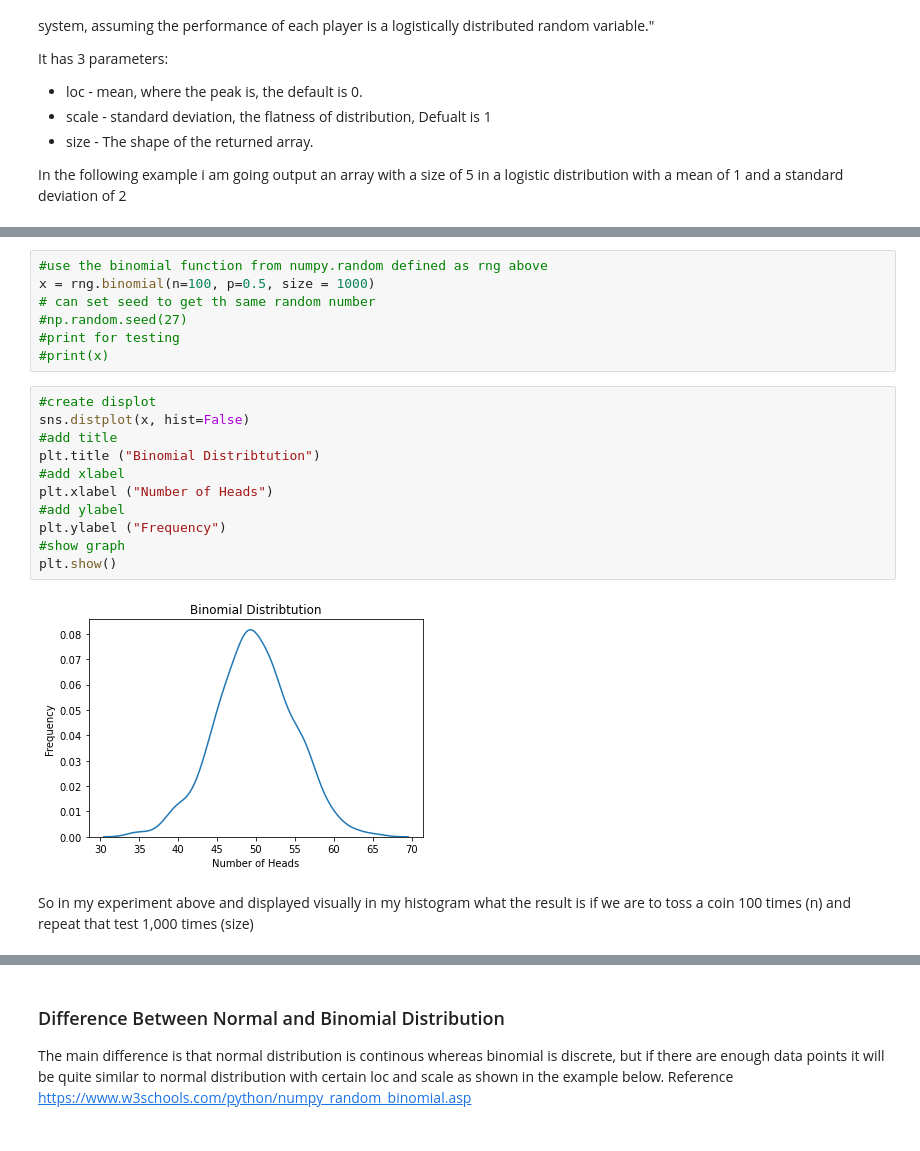
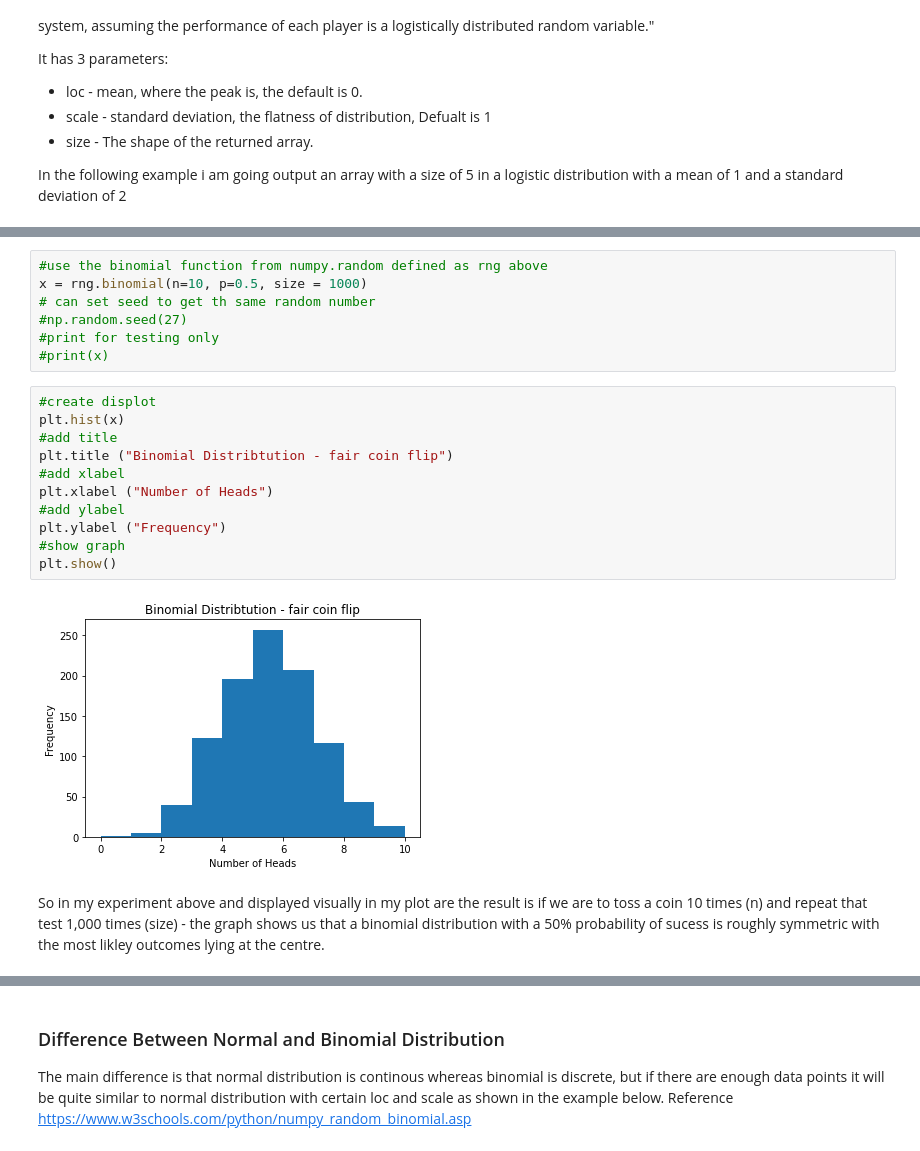
Before and after one commit to brendantipp/sem2_prog_data_analysis_assignment, a Jupyter notebook: explaining.numpy.random.ipynb, the cells around one changed output, grey strips where cells are left out. Cells and saved outputs as stored; diff of their text form.

Commit message:
updated distributions code and text

```diff
--- a/explaining.numpy.random.ipynb
+++ b/explaining.numpy.random.ipynb
@@ -418,22 +427,22 @@ So we are going to toss a coin 10 times and then output the return and also visu
 # %%
 #use the binomial function from numpy.random defined as rng above
-x = rng.binomial(n=100, p=0.5, size = 1000)
+x = rng.binomial(n=10, p=0.5, size = 1000)
 # can set seed to get th same random number
 #np.random.seed(27)
-#print for testing
+#print for testing only
 #print(x)
 # %%
 #create displot
-sns.distplot(x, hist=False)
+plt.hist(x)
 #add title
-plt.title ("Binomial Distribtution")
+plt.title ("Binomial Distribtution - fair coin flip")
 #add xlabel
 plt.xlabel ("Number of Heads")
 #add ylabel
 plt.ylabel ("Frequency")
 #show graph
 plt.show()
 # %% [output]
-[figure, old version]
+[figure, new version]
 # %% [markdown]
-So in my experiment above and displayed visually in my histogram what the result is if we are to toss a coin 100 times (n) and repeat that test 1,000 times (size)
+So in my experiment above and displayed visually in my plot are the result is if we are to toss a coin 10 times (n) and repeat that test 1,000 times (size) - the graph shows us that a binomial distribution with a 50% probability of sucess is roughly symmetric with the most likley outcomes lying at the centre.
```
Also changed, not shown: parts of 31 cells of this notebook.
